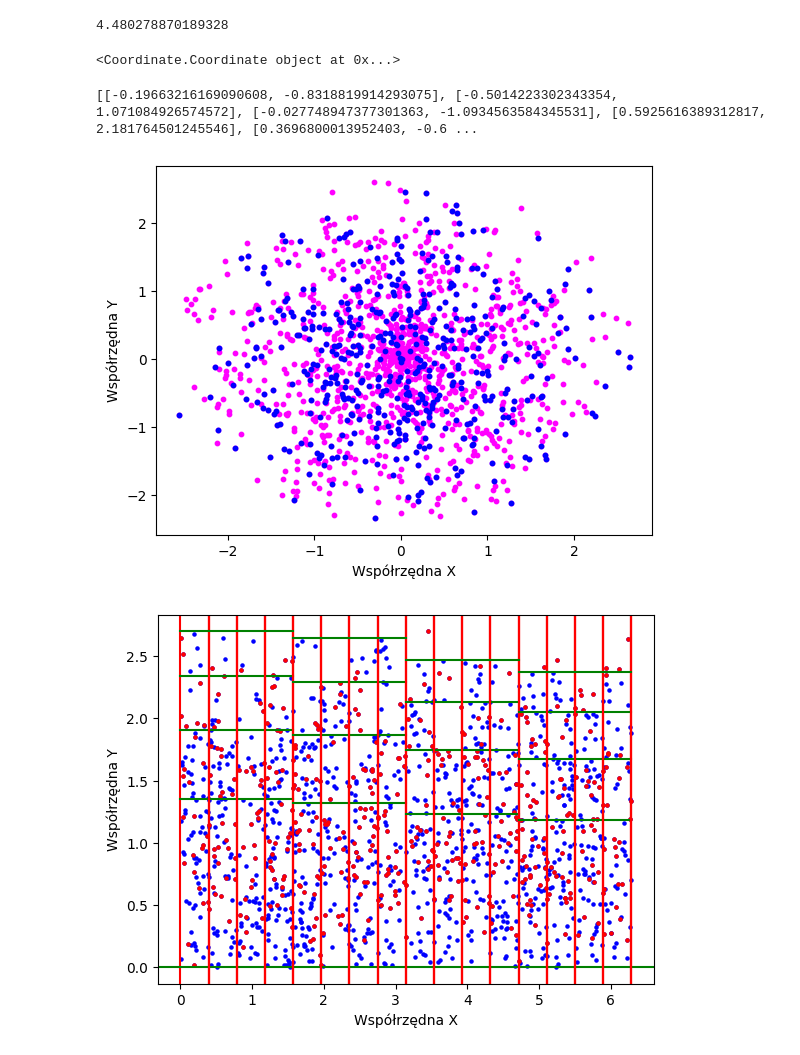
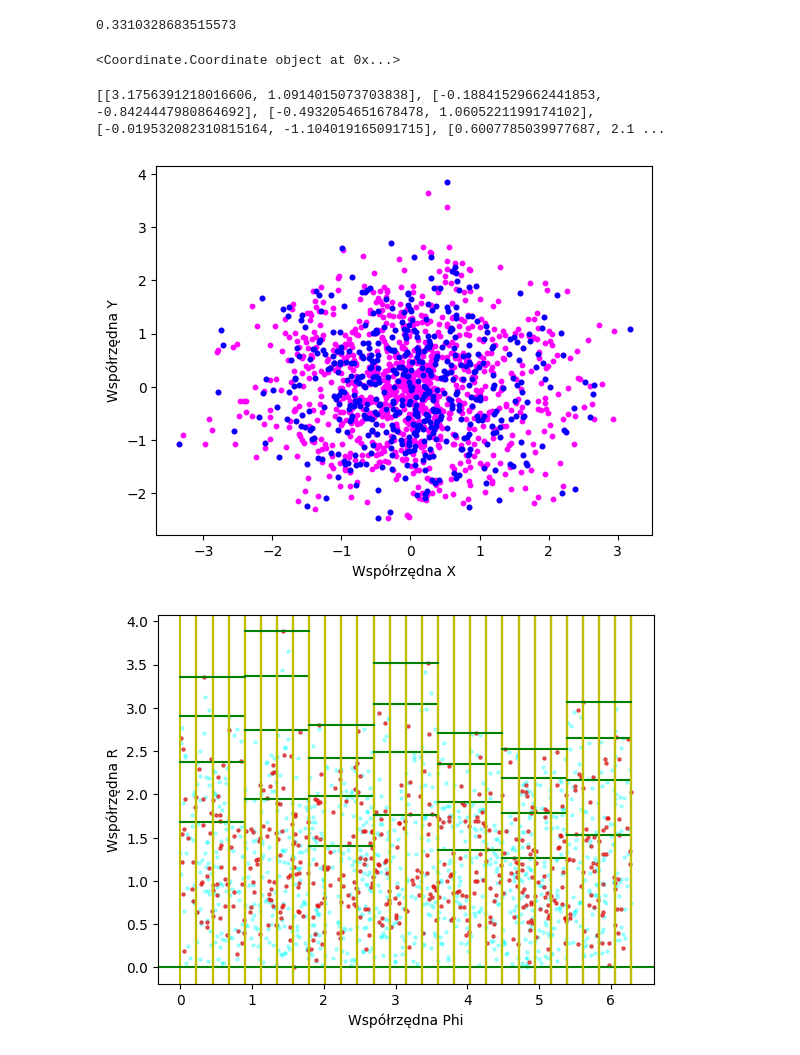
Before and after one commit to Jaromek/radialAngleAugmentation, a Jupyter notebook: blobs.ipynb, the cells around one changed output. Saved outputs shown, nothing was run; the diff lists cells and outputs as text; code cells hidden in the pictures.

```diff
--- a/blobs.ipynb
+++ b/blobs.ipynb
@@ -15,8 +15,8 @@ x_train, y_train = make_blobs(n_samples=500, centers=1, random_state=42, cluster
 #skalowanie danych Standardowym skalowaniem z biblioteki sklearn.preprocesing
 x_train = du.DataUtils.normalize_data(x_train)
 # %%
-#aplikowanie metody LOF
-x_train = du.DataUtils.remove_outliers_lof(x_train)
+# #aplikowanie metody LOF
+# x_train = du.DataUtils.remove_outliers_lof(x_train)
 # %%
 #przesunięcie danych do środka masy
 x_train = du.DataUtils.shift_to_mass_center(x_train)
@@ -44,5 +41,5 @@ du.DataUtils.setPhiShift(x_train)
 # %%
-section_count = 4
+section_count = 7
 sectionGroup = SectionGroup(x_train, section_count)
 
 sections = [Section(sectionGroup, i) for i in range(section_count)]
@@ -87,7 +84,7 @@ co.Coordinate.shiftPhi = 0
 # %%
 print(x_train[0].getPhi())
 # %% [output]
-4.480278870189328
+0.3310328683515573
 # %%
 # Extract coordinates from points
 print(x_train[485])
@@ -98,7 +95,7 @@ points_array = [point.getXY() for point in x_train]
 # %%
 print(points_array)
 # %% [output]
-[[-0.19663216169090608, -0.8318819914293075], [-0.5014223302343354, 1.071084926574572], [-0.027748947377301363, -1.0934563584345531], [0.5925616389312817, 2.181764501245546], [0.3696800013952403, -0.6 ...
+[[3.1756391218016606, 1.0914015073703838], [-0.18841529662441853, -0.8424447980864692], [-0.4932054651678478, 1.0605221199174102], [-0.019532082310815164, -1.104019165091715], [0.6007785039977687, 2.1 ...
 # %%
 points_array = np.array(points_array)
 plt.scatter(points_array[:, 0], points_array[:, 1], color='magenta', s=10)
@@ -107,28 +104,32 @@ plt.xlabel("Współrzędna X")
 plt.ylabel("Współrzędna Y")
 plt.show()
 # %% [output]
-[figure, old version]
+[figure, new version]
 # %%
 points_array_polar = [[point.getPhi(), point.getR()] for point in x_train]
 # %%
 points_array_polar = np.array(points_array_polar)
 no_generate = du.DataUtils.listed_class(no_generate)
 points_polar_no_generate = [[point.getPhi(), point.getR()] for point in no_generate]
 points_polar_no_generate = np.array(points_polar_no_generate)
-plt.scatter(points_array_polar[:, 0], points_array_polar[:, 1], color='blue', s=5)
-plt.scatter(points_polar_no_generate[:, 0], points_polar_no_generate[:, 1], color='red', s=5)
-plt.axvline(x=0, color='r')
+plt.scatter(points_array_polar[:, 0], points_array_polar[:, 1], color='cyan', s=5, alpha=0.3)
+plt.scatter(points_polar_no_generate[:, 0], points_polar_no_generate[:, 1], color='red', s=5, alpha=0.6)
+plt.axvline(x=0, color='y')
 plt.axhline(y=0, color='g')
+
+du.DataUtils.setPhiShift(x_train)
+
 for section in sections:
     subsections = [SubSection(section, i, j) for i in range(section.subsec_num_phi) for j in range(section.subsec_num_r)]
     for subsection in subsections:
-        plt.axvline(x=subsection.phi_range[1], color='r')
+        plt.axvline(x=subsection.phi_range[1], color='y')
         x_range = np.linspace(subsection.phi_range[0], subsection.phi_range[1])
         y_value = np.ones_like(x_range) * subsection.r_range[1]
+
         plt.plot(x_range, y_value, color='g')
 
-plt.xlabel("Współrzędna X")
-plt.ylabel("Współrzędna Y")
+plt.xlabel("Współrzędna Phi")
+plt.ylabel("Współrzędna R")
 plt.show()
 # %% [output]
-[figure, old version]
+[figure, new version]
```
Also changed, not shown: parts of 4 cells of this notebook, 1 other file.
